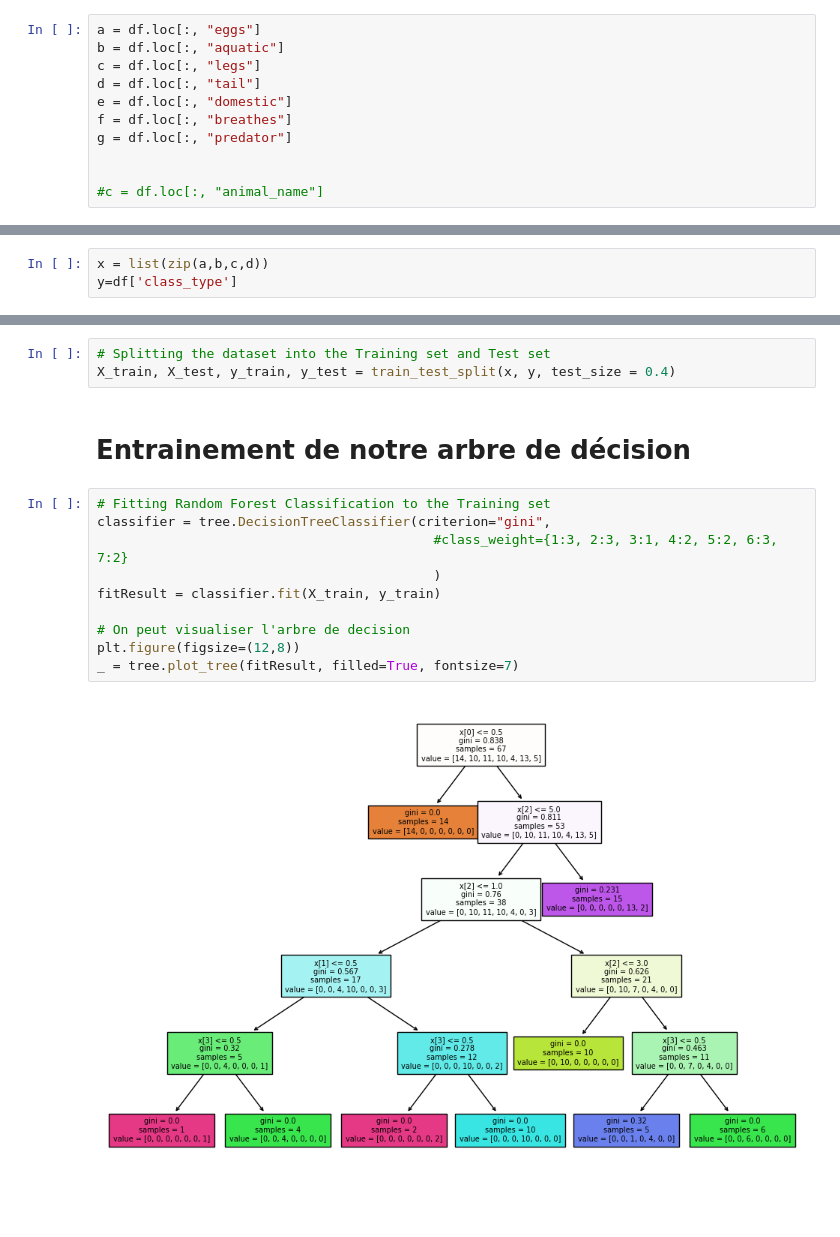
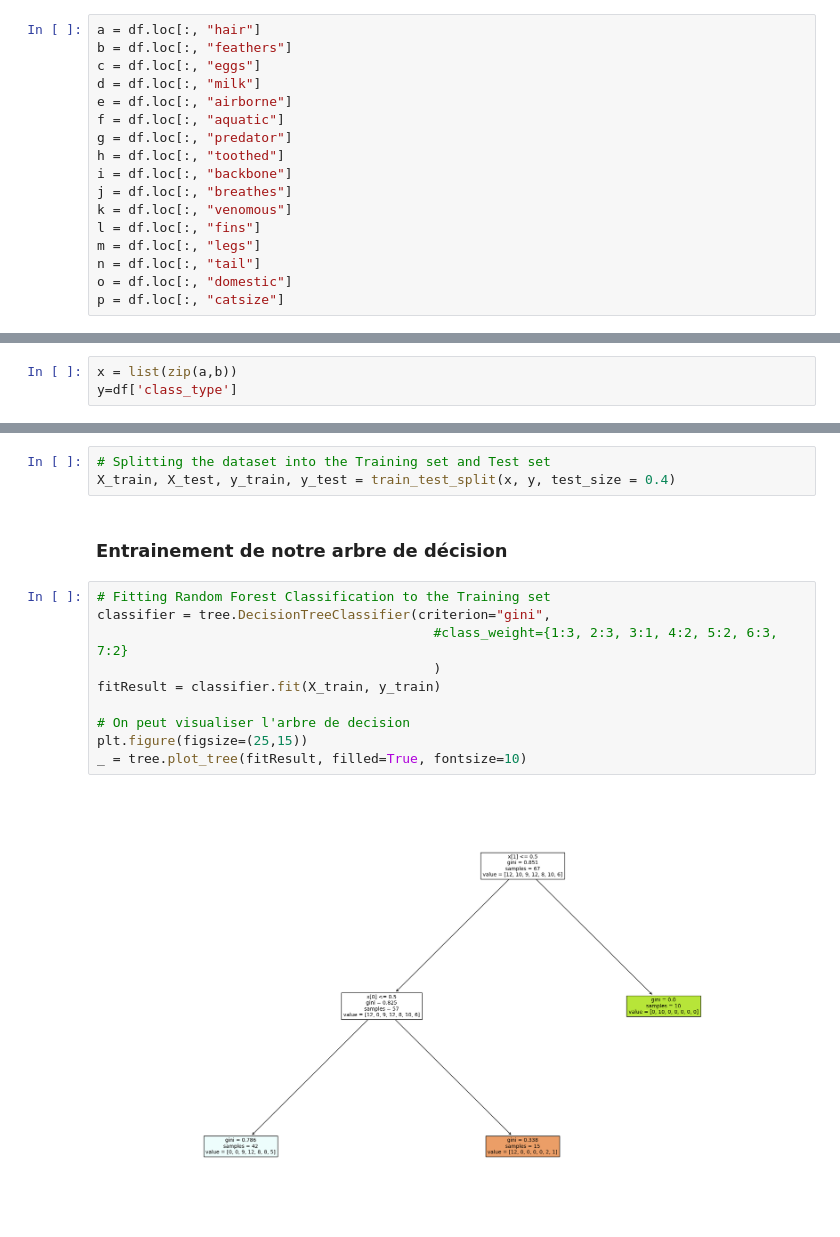
Before and after one commit to MaelJansen/ia-intro, a Jupyter notebook: project_ia.ipynb, the cells around one changed output, grey strips where cells are left out. Cells and saved outputs as stored; diff of their text form; blank space fills up the shorter version.

```diff
--- a/project_ia.ipynb
+++ b/project_ia.ipynb
@@ -62,14 +88,20 @@ for i in ['hair', 'feathers', 'eggs', 'milk', 'airborne',
 # %% [markdown]
 # On récupère des collonnes du dataframes
 # %%
-a = df.loc[:, "eggs"]
-b = df.loc[:, "aquatic"]
-c = df.loc[:, "legs"]
-d = df.loc[:, "tail"]
-e = df.loc[:, "domestic"]
-f = df.loc[:, "breathes"]
+a = df.loc[:, "hair"]
+b = df.loc[:, "feathers"]
+c = df.loc[:, "eggs"]
+d = df.loc[:, "milk"]
+e = df.loc[:, "airborne"]
+f = df.loc[:, "aquatic"]
 g = df.loc[:, "predator"]
-
-
-#c = df.loc[:, "animal_name"]
+h = df.loc[:, "toothed"]
+i = df.loc[:, "backbone"]
+j = df.loc[:, "breathes"]
+k = df.loc[:, "venomous"]
+l = df.loc[:, "fins"]
+m = df.loc[:, "legs"]
+n = df.loc[:, "tail"]
+o = df.loc[:, "domestic"]
+p = df.loc[:, "catsize"]
 # %% [markdown]
@@ -77,4 +110,4 @@ g = df.loc[:, "predator"]
 # %%
-x = list(zip(a,b,c,d))
+x = list(zip(a,b))
 y=df['class_type']
 # %% [markdown]
@@ -83,16 +116,16 @@ y=df['class_type']
 # Splitting the dataset into the Training set and Test set
 X_train, X_test, y_train, y_test = train_test_split(x, y, test_size = 0.4)
 # %% [markdown]
-# Entrainement de notre arbre de décision
+### Entrainement de notre arbre de décision
 # %%
 # Fitting Random Forest Classification to the Training set
 classifier = tree.DecisionTreeClassifier(criterion="gini",
                                            #class_weight={1:3, 2:3, 3:1, 4:2, 5:2, 6:3, 7:2}
                                            )
 fitResult = classifier.fit(X_train, y_train)
 
 # On peut visualiser l'arbre de decision
-plt.figure(figsize=(12,8))
-_ = tree.plot_tree(fitResult, filled=True, fontsize=7)
+plt.figure(figsize=(25,15))
+_ = tree.plot_tree(fitResult, filled=True, fontsize=10)
 # %% [output]
-[figure, old version]
+[figure, new version]
```
Also changed, not shown: parts of 23 cells of this notebook.
